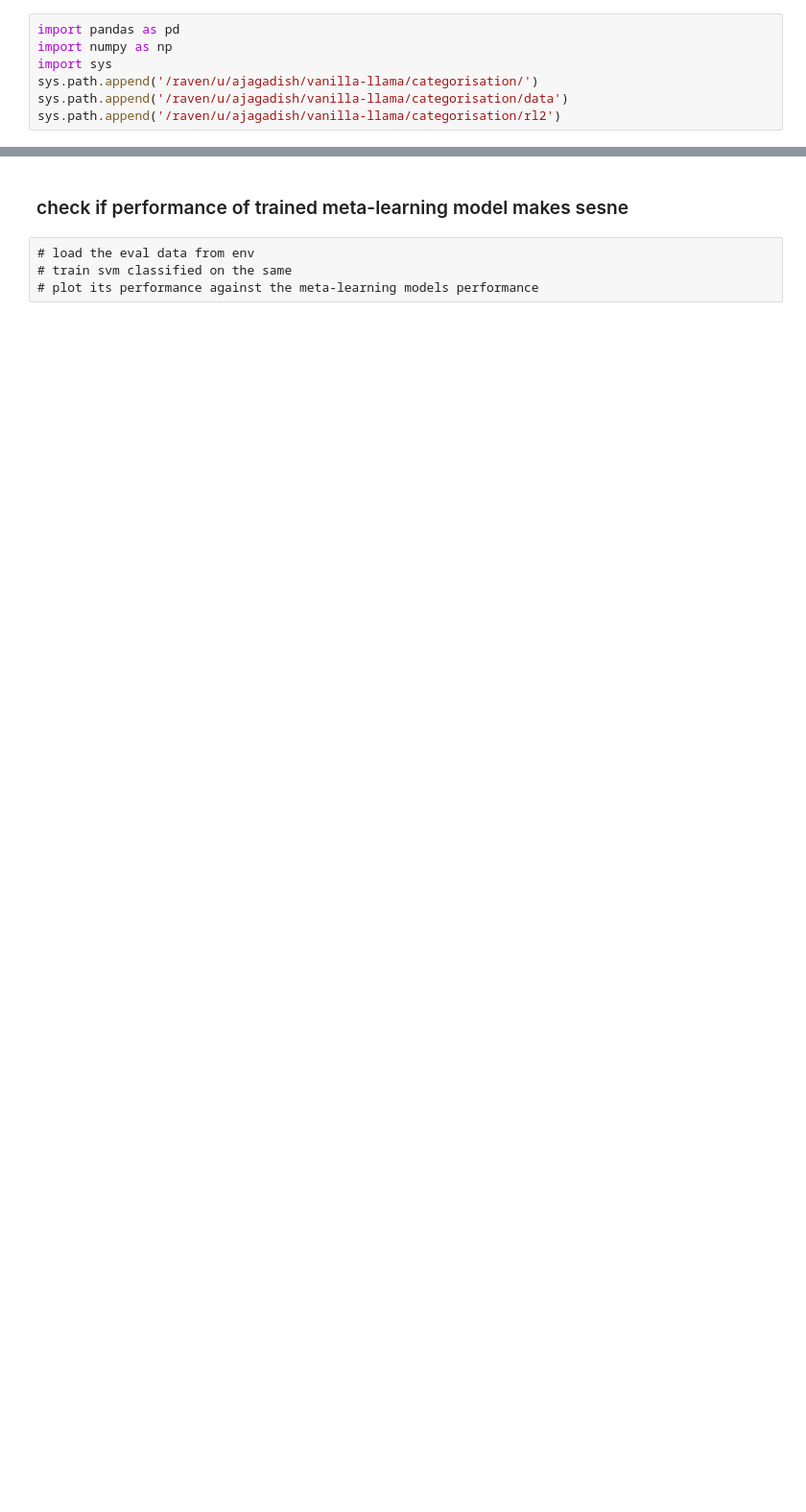
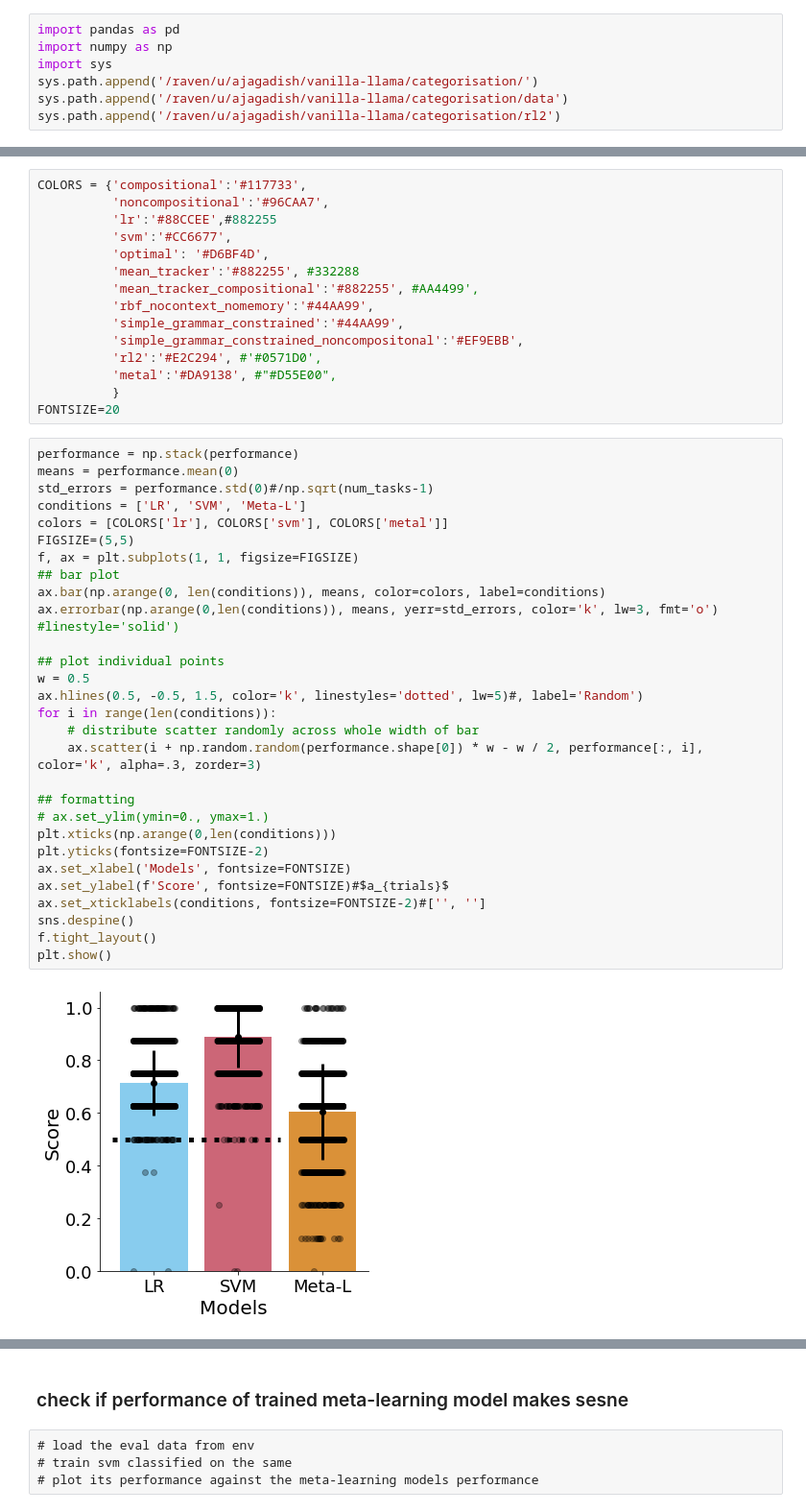
Before and after one commit to akjagadish/vanilla-llama, a Jupyter notebook: categorisation/notebooks/train_meta-learner.ipynb, the cells around one changed output, grey strips where cells are left out. Shown at 96% size. Cells and saved outputs as stored; diff of their text form; blank space fills up the shorter version.

```diff
--- a/categorisation/notebooks/train_meta-learner.ipynb
+++ b/categorisation/notebooks/train_meta-learner.ipynb
@@ -7,0 +154,46 @@ sys.path.append('/raven/u/ajagadish/vanilla-llama/categorisation/rl2')
+# %%
+COLORS = {'compositional':'#117733',
+          'noncompositional':'#96CAA7',
+          'lr':'#88CCEE',#882255
+          'svm':'#CC6677',
+          'optimal': '#D6BF4D',
+          'mean_tracker':'#882255', #332288
+          'mean_tracker_compositional':'#882255', #AA4499',
+          'rbf_nocontext_nomemory':'#44AA99',
+          'simple_grammar_constrained':'#44AA99',
+          'simple_grammar_constrained_noncompositonal':'#EF9EBB',
+          'rl2':'#E2C294', #'#0571D0',
+          'metal':'#DA9138', #"#D55E00",
+          }
+FONTSIZE=20
+# %%
+performance = np.stack(performance)
+means = performance.mean(0)
+std_errors = performance.std(0)#/np.sqrt(num_tasks-1)
+conditions = ['LR', 'SVM', 'Meta-L']
+colors = [COLORS['lr'], COLORS['svm'], COLORS['metal']]
+FIGSIZE=(5,5)
+f, ax = plt.subplots(1, 1, figsize=FIGSIZE)
+## bar plot
+ax.bar(np.arange(0, len(conditions)), means, color=colors, label=conditions)
+ax.errorbar(np.arange(0,len(conditions)), means, yerr=std_errors, color='k', lw=3, fmt='o') #linestyle='solid')
+
+## plot individual points
+w = 0.5
+ax.hlines(0.5, -0.5, 1.5, color='k', linestyles='dotted', lw=5)#, label='Random')
+for i in range(len(conditions)):
+    # distribute scatter randomly across whole width of bar
+    ax.scatter(i + np.random.random(performance.shape[0]) * w - w / 2, performance[:, i], color='k', alpha=.3, zorder=3)
+
+## formatting
+# ax.set_ylim(ymin=0., ymax=1.)
+plt.xticks(np.arange(0,len(conditions)))
+plt.yticks(fontsize=FONTSIZE-2)
+ax.set_xlabel('Models', fontsize=FONTSIZE)
+ax.set_ylabel(f'Score', fontsize=FONTSIZE)#$a_{trials}$
+ax.set_xticklabels(conditions, fontsize=FONTSIZE-2)#['', '']
+sns.despine()
+f.tight_layout()
+plt.show()
+# %% [output]
+[figure, added]
```
Also changed, not shown: parts of 27 cells of this notebook, 1 other file.
